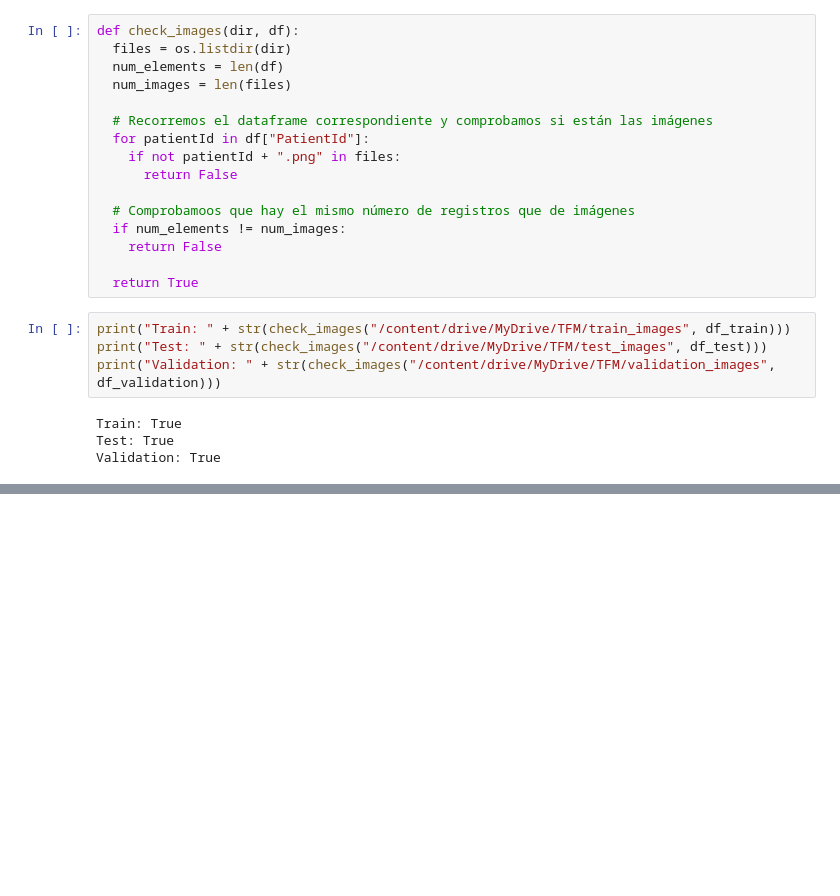
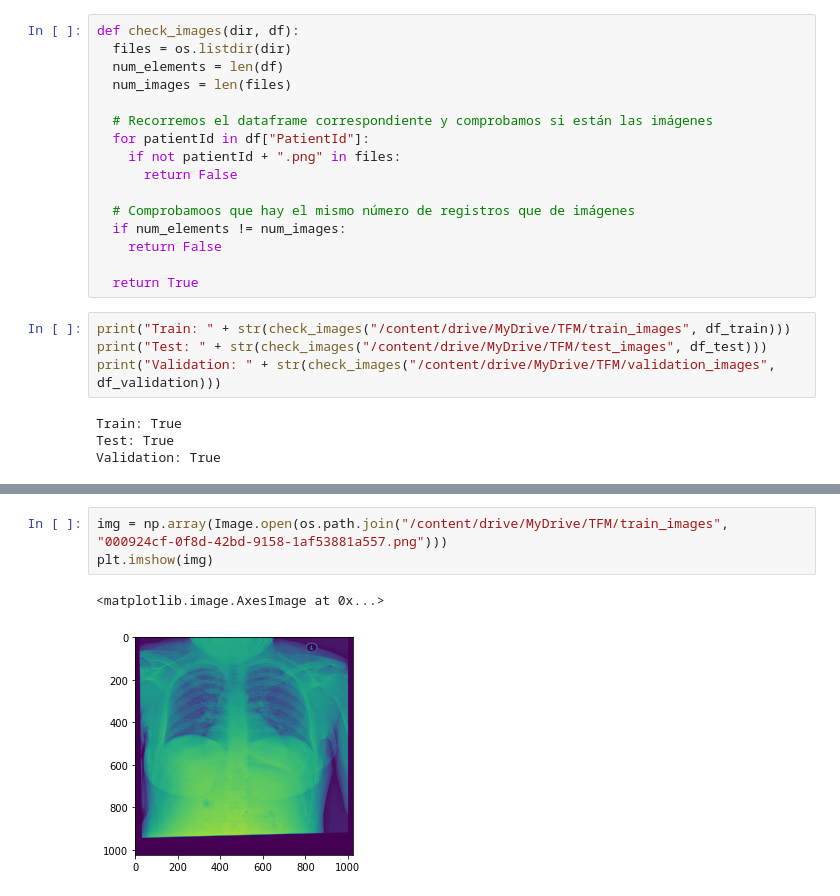
Before and after one commit to mariousm/Pneumonia-Detection, a Jupyter notebook: src/pneumonia_detection.ipynb, the cells around one changed output, grey strips where cells are left out. Drawn from its saved outputs; the diff is of its cells as text; blank space fills up the shorter version.

```diff
--- a/src/pneumonia_detection.ipynb
+++ b/src/pneumonia_detection.ipynb
@@ -108,0 +187,6 @@ Validation: True
+# %%
+img = np.array(Image.open(os.path.join("/content/drive/MyDrive/TFM/train_images", "000924cf-0f8d-42bd-9158-1af53881a557.png")))
+plt.imshow(img)
+# %% [output]
+<matplotlib.image.AxesImage at 0x...>
+[figure, added]
```
Also changed, not shown: parts of 6 cells of this notebook.
